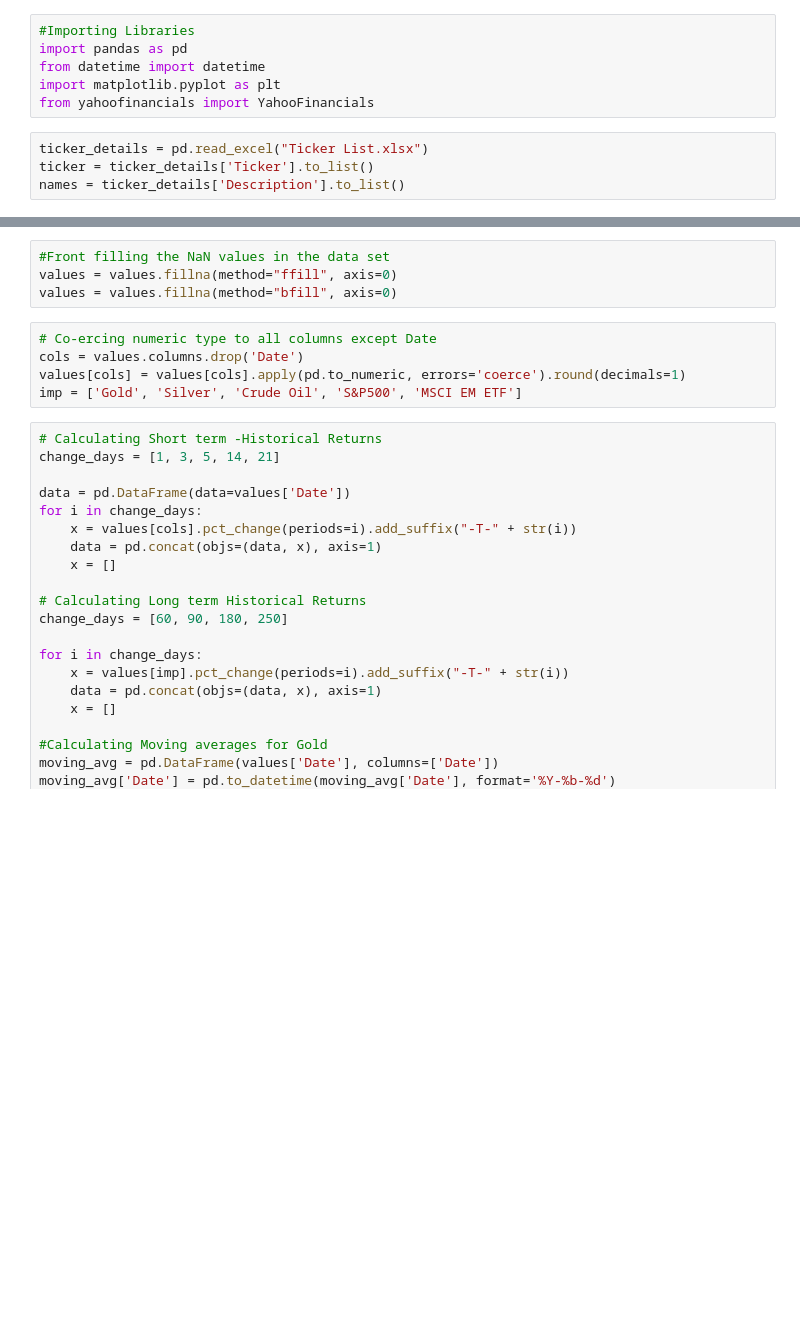
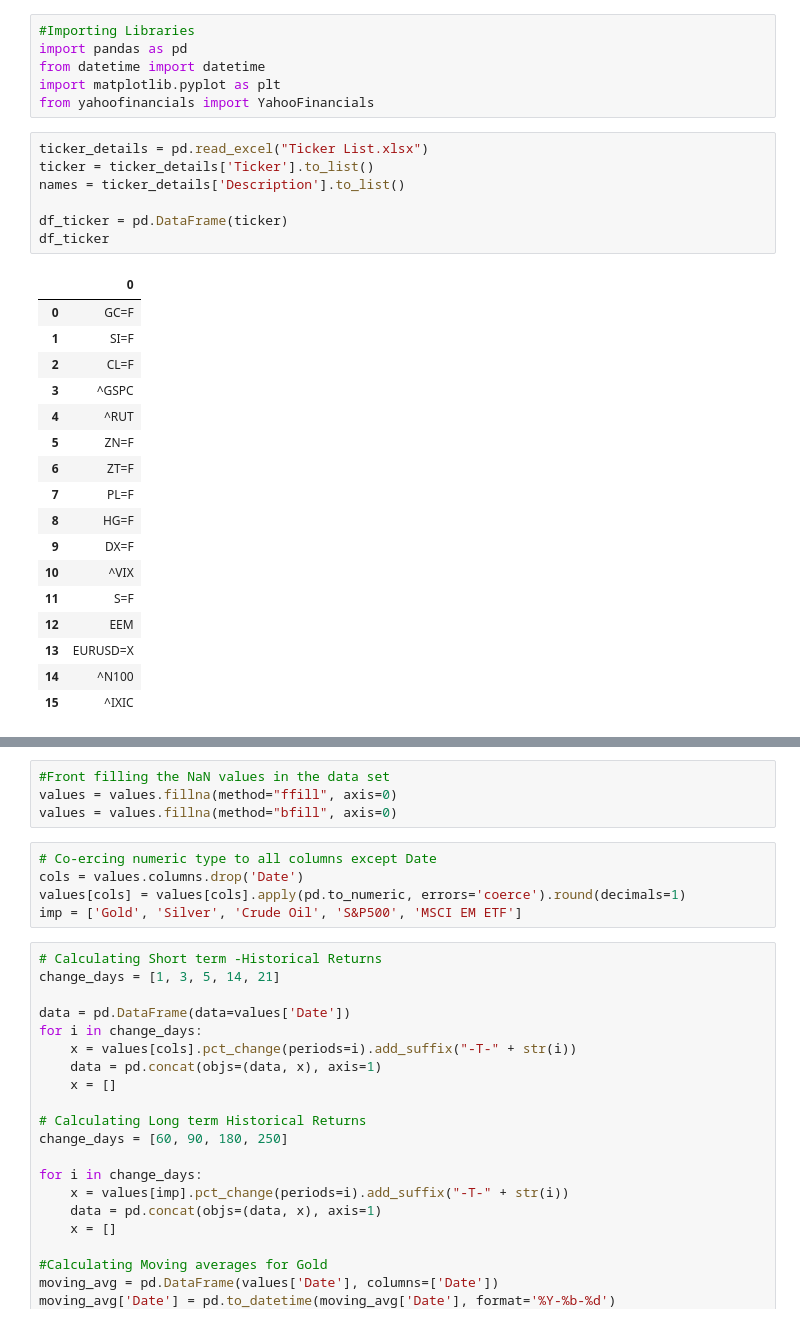
Before and after one commit to datatalking/Gold-Return-Prediction, a Jupyter notebook: Classification/Gold Prediction New Data - Classification.ipynb, the cells around one changed output, grey strips where cells are left out. Saved outputs shown, nothing was run; the diff lists cells and outputs as text; blank space fills up the shorter version.

```diff
--- a/Classification/Gold Prediction New Data - Classification.ipynb
+++ b/Classification/Gold Prediction New Data - Classification.ipynb
@@ -34,4 +34,25 @@ from yahoofinancials import YahooFinancials
 # %%
 ticker_details = pd.read_excel("Ticker List.xlsx")
 ticker = ticker_details['Ticker'].to_list()
 names = ticker_details['Description'].to_list()
+
+df_ticker = pd.DataFrame(ticker)
+df_ticker
+# %% [output]
+|  | 0 |
+| 0 | GC=F |
+| 1 | SI=F |
+| 2 | CL=F |
+| 3 | ^GSPC |
+| 4 | ^RUT |
+| 5 | ZN=F |
+| 6 | ZT=F |
+| 7 | PL=F |
+| 8 | HG=F |
+| 9 | DX=F |
+| 10 | ^VIX |
+| 11 | S=F |
+| 12 | EEM |
+| 13 | EURUSD=X |
+| 14 | ^N100 |
+| 15 | ^IXIC |
```
Also changed, not shown: parts of 7 cells of this notebook.
